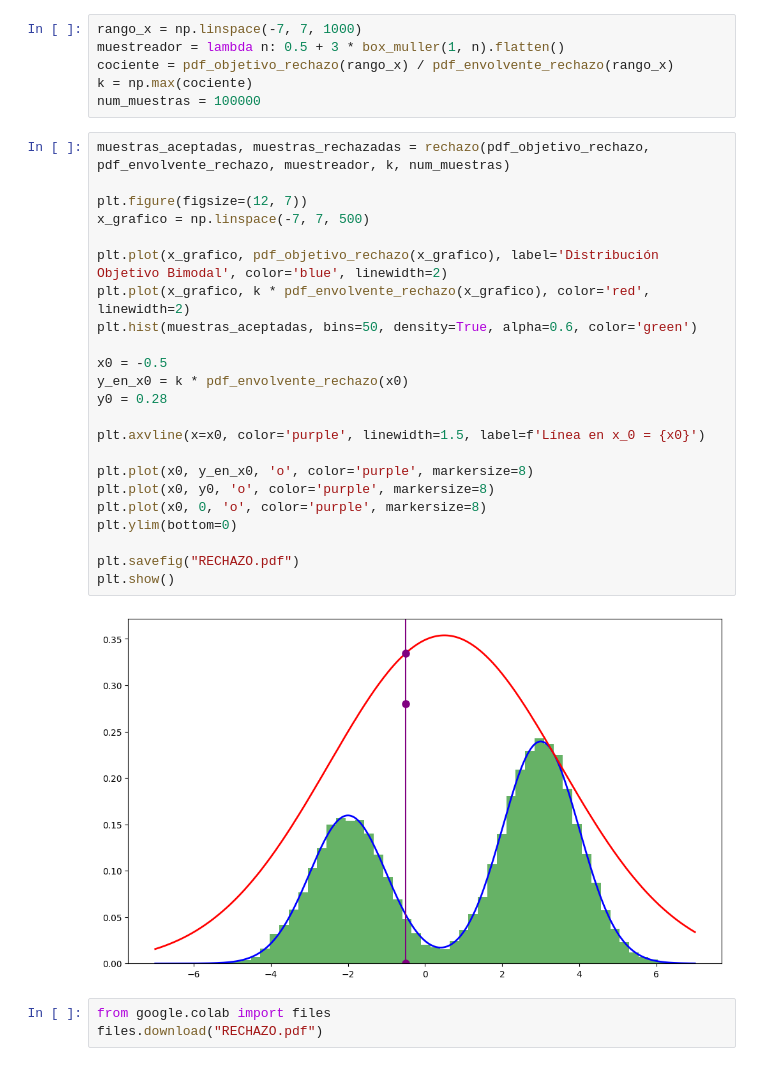
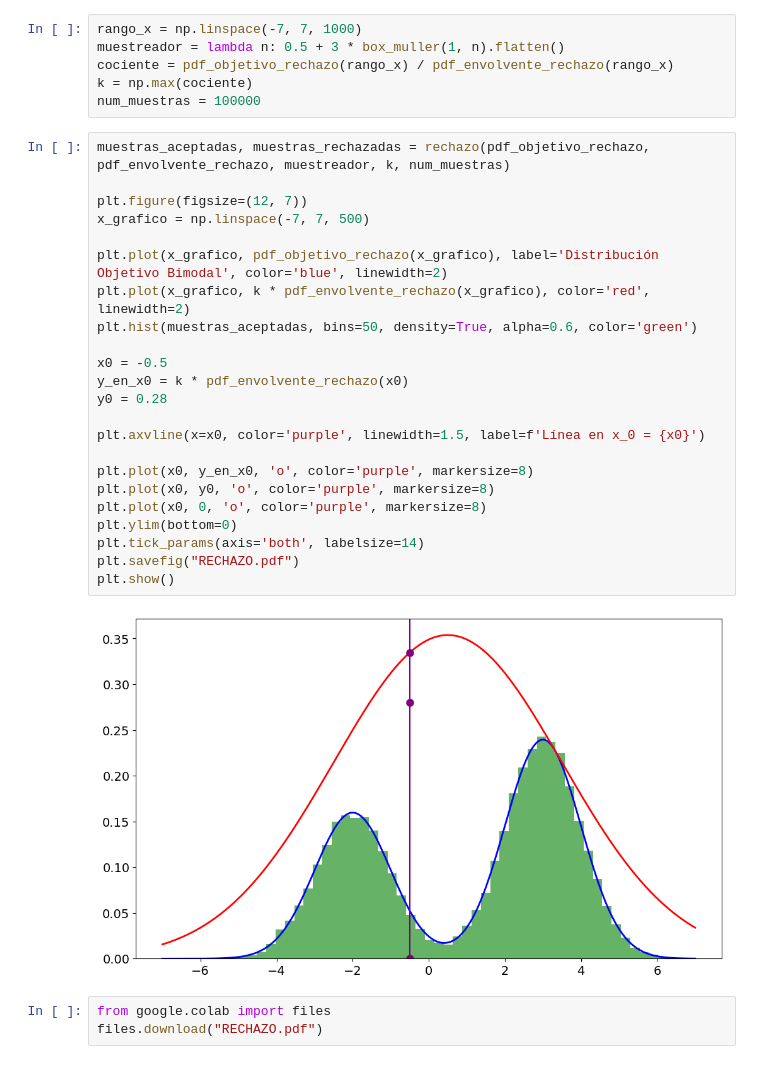
Before and after one commit to mateoveega/MCMC-MonteCarlo-TFG, a Jupyter notebook: cap1/rechazo.ipynb, the cells around one changed output. Cells and saved outputs as stored; diff of their text form.

```diff
--- a/cap1/rechazo.ipynb
+++ b/cap1/rechazo.ipynb
@@ -40,28 +44,28 @@ num_muestras = 100000
 # %%
 muestras_aceptadas, muestras_rechazadas = rechazo(pdf_objetivo_rechazo, pdf_envolvente_rechazo, muestreador, k, num_muestras)
 
 plt.figure(figsize=(12, 7))
 x_grafico = np.linspace(-7, 7, 500)
 
 plt.plot(x_grafico, pdf_objetivo_rechazo(x_grafico), label='Distribución Objetivo Bimodal', color='blue', linewidth=2)
 plt.plot(x_grafico, k * pdf_envolvente_rechazo(x_grafico), color='red', linewidth=2)
 plt.hist(muestras_aceptadas, bins=50, density=True, alpha=0.6, color='green')
 
 x0 = -0.5
 y_en_x0 = k * pdf_envolvente_rechazo(x0)
 y0 = 0.28
 
 plt.axvline(x=x0, color='purple', linewidth=1.5, label=f'Línea en x_0 = {x0}')
 
 plt.plot(x0, y_en_x0, 'o', color='purple', markersize=8)
 plt.plot(x0, y0, 'o', color='purple', markersize=8)
 plt.plot(x0, 0, 'o', color='purple', markersize=8)
 plt.ylim(bottom=0)
-
+plt.tick_params(axis='both', labelsize=14)
 plt.savefig("RECHAZO.pdf")
 plt.show()
 # %% [output]
-[figure, old version]
+[figure, new version]
 # %%
 from google.colab import files
 files.download("RECHAZO.pdf")
```
Also changed, not shown: parts of 1 cell of this notebook.
